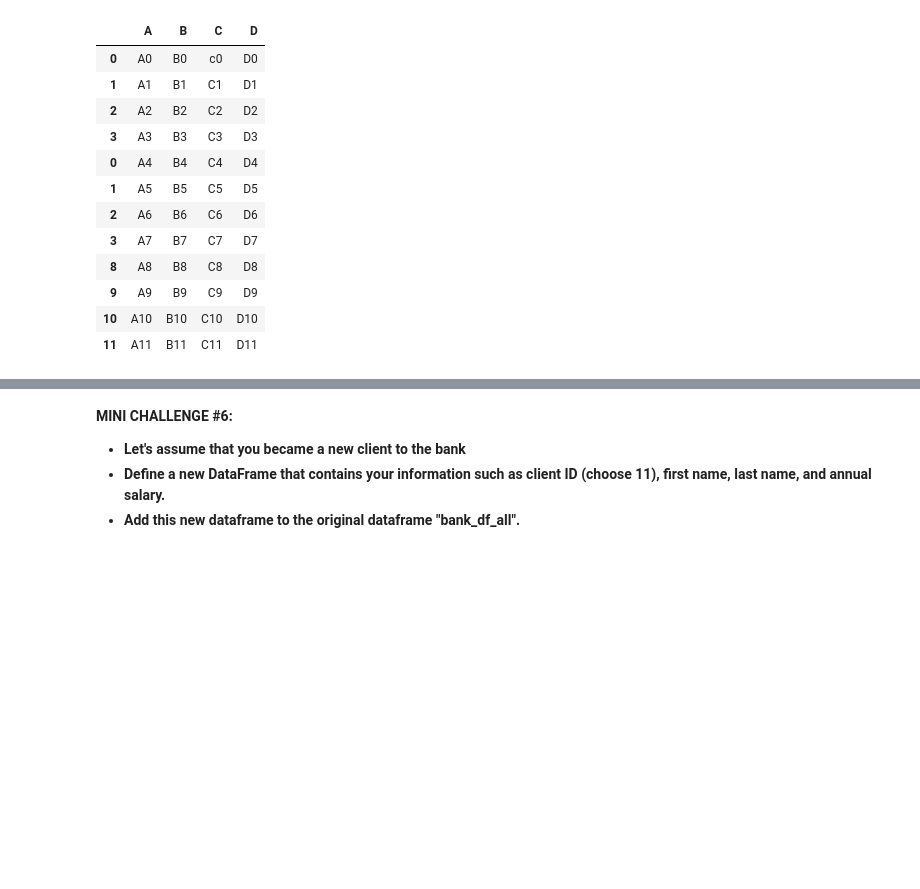
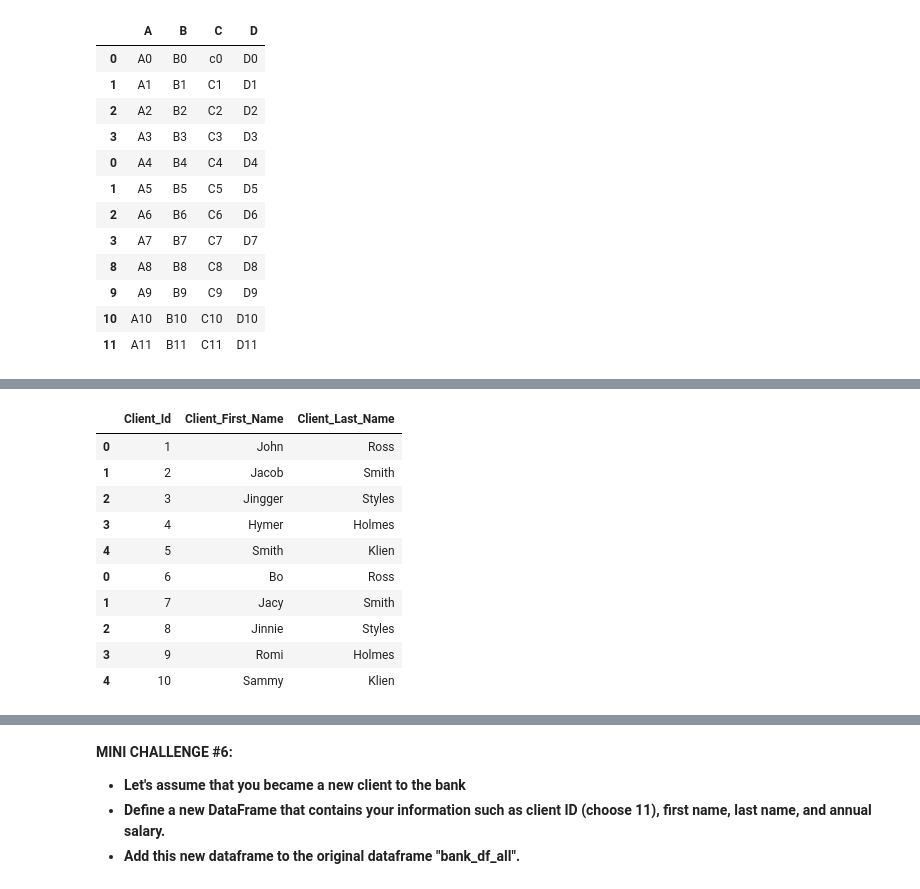
Before and after one commit to SangeetaChatterjee/Python_Stockmarket_Profile, a Jupyter notebook: 8_Python_101_Python_Libraries_for_Data_Analysis_Pandas_Skeleton.ipynb, the cells around one changed output, grey strips where cells are left out. Cells and saved outputs as stored; diff of their text form; code cells hidden in the pictures; blank space fills up the shorter version.

```diff
--- a/8_Python_101_Python_Libraries_for_Data_Analysis_Pandas_Skeleton.ipynb
+++ b/8_Python_101_Python_Libraries_for_Data_Analysis_Pandas_Skeleton.ipynb
@@ -213,3 +213,10 @@ df
 # %%
 # Creating a dataframe from a dictionary
 # Let's define a dataframe with a list of bank clients with IDs = 1, 2, 3, 4, 5
+
+Client_dict = {'Client_Id':['1','2','3','4','5'],
+              'Client_First_Name':['John','Jacob','Jingger','Hymer','Smith'],
+              'Client_Last_Name':['Ross','Smith','Styles','Holmes','Klien']}
+# %%
+Client_df = pd.DataFrame(Client_dict)
+Client_df
@@ -221,5 +251,19 @@ df
 # %%
 # Let's concatenate both dataframes #1 and #2
 # Note that we now have client IDs from 1 to 10
+Client_All_df = pd.concat([Client_df,Client_df2])
+Client_All_df
+# %% [output]
+|  | Client_Id | Client_First_Name | Client_Last_Name |
+| 0 | 1 | John | Ross |
+| 1 | 2 | Jacob | Smith |
+| 2 | 3 | Jingger | Styles |
+| 3 | 4 | Hymer | Holmes |
+| 4 | 5 | Smith | Klien |
+| 0 | 6 | Bo | Ross |
+| 1 | 7 | Jacy | Smith |
+| 2 | 8 | Jinnie | Styles |
+| 3 | 9 | Romi | Holmes |
+| 4 | 10 | Sammy | Klien |
 # %%
 # Let's merge all data on 'Bank Client ID'
```
Also changed, not shown: parts of 7 cells of this notebook.
